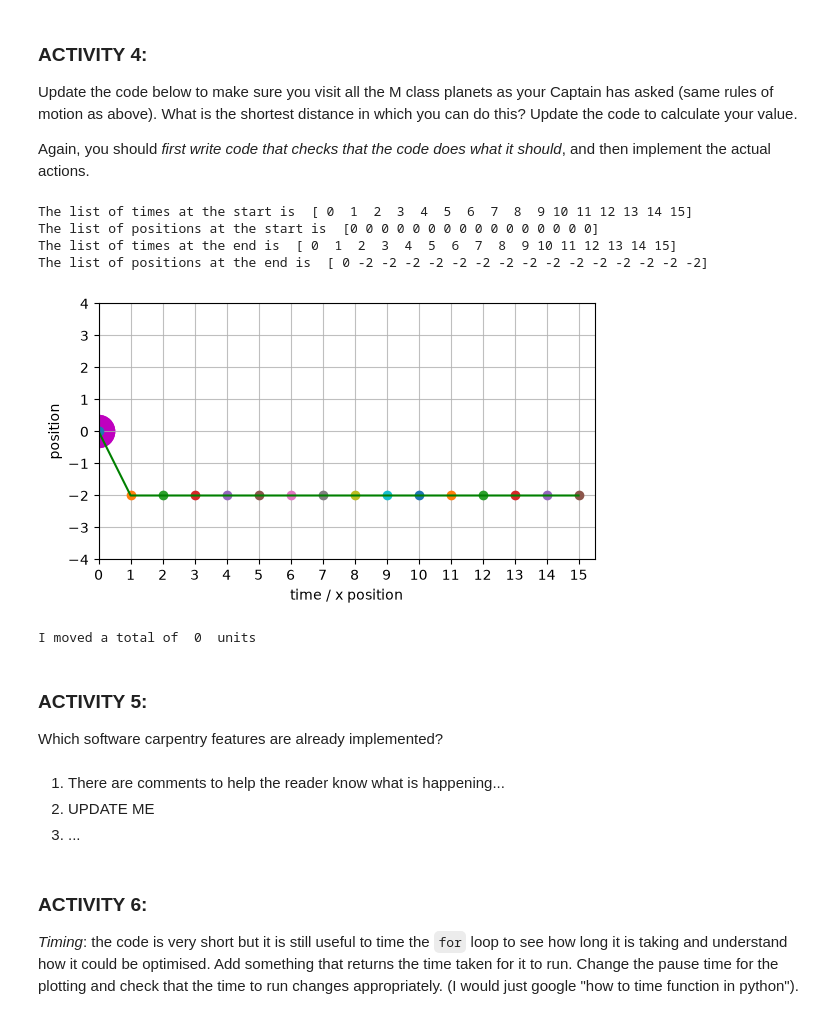
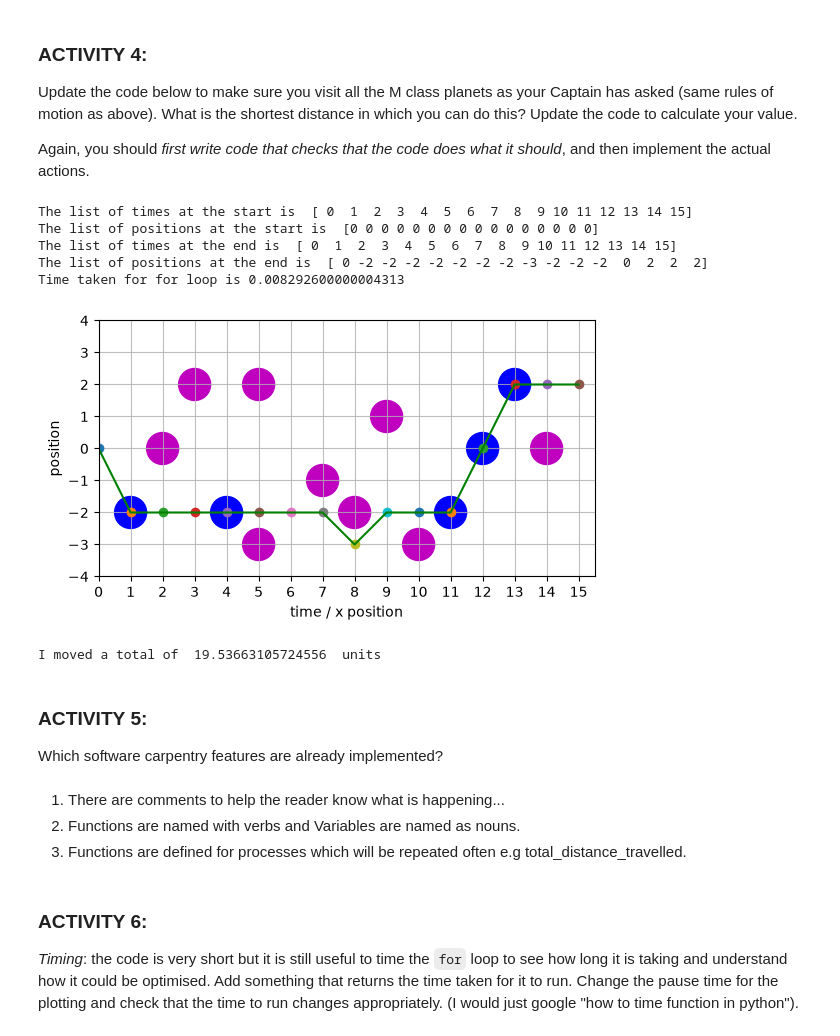
Before and after one commit to KAClough/TopicsInSciComp, a Jupyter notebook: Notebooks/Week2_LabExercises.ipynb, the cells around one changed output. Cells and saved outputs as stored; diff of their text form; code cells hidden in the pictures.

```diff
--- a/Notebooks/Week2_LabExercises.ipynb
+++ b/Notebooks/Week2_LabExercises.ipynb
@@ -99,6 +101,10 @@ for index, time_now in enumerate(list_of_times) :
         step_size = 1
         # moving y position by the step size
         list_of_y_positions[index] = list_of_y_positions[index - 1] + step_size
+    elif (time_now > 3 and time_now < 8) :
+        step_size = 1
+        # moving y position by the step size
+        list_of_y_positions[index] = list_of_y_positions[index - 1] - step_size
 
     # UPDATE ME!
     # Add more else if options here to cover all the times you need to move the ship
@@ -123,10 +129,15 @@ plt.plot(list_of_times, list_of_y_positions, 'g-')
 plt.show()
 
 # Uncomment to save the figure
-# plt.savefig("flight_path.png")
+plt.savefig("flight_path.png")
 
 # Print out some information
-total_distance_moved = 0 # UPDATE ME!
+def calculate_distance_travelled(list_of_times, list_of_y_positions):
+    list_of_coordinates = np.column_stack((list_of_times, list_of_y_positions))
+    return np.linalg.norm(np.diff(list_of_coordinates, axis=0), axis=1).sum()
+
+
+total_distance_moved = calculate_distance_travelled(list_of_times,list_of_y_positions) # UPDATE ME!
 print("I moved a total of ", total_distance_moved, " units")
 # %% [output]
 The list of times at the end is  [ 0  1  2  3  4  5  6  7  8  9 10]
@@ -155,7 +167,7 @@ def plot_planet_locations(ax) :
 
     # Mark the planet positions onto the plot - read in the data from data/planet_locations.dat
     # HINT: the function you need is called loadtxt
-    planet_locations= np.array([[0,0,0], [0,0,0]]) # UPDATE ME!
+    planet_locations= np.loadtxt("C:/Users/Nish/TopicsInSciComp/Notebooks/data/planet_locations.dat") # UPDATE ME!
 
     for index, location in enumerate(planet_locations) :
         is_minshara_class =  (location[2] == 1)
@@ -207,6 +219,7 @@ print("The list of positions at the start is ", list_of_y_positions)
 
 # go through the list of times, where index is the index within the
 # list, and time_now is the entry at that index
+t_1 =time.perf_counter()
 for index, time_now in enumerate(list_of_times) :
 
     # the list of things to do when at a certain time starts with an 'if'
@@ -222,47 +235,60 @@ for index, time_now in enumerate(list_of_times) :
 
     # UPDATE ME!
     # Add more else if options here to cover all the times you need to move the ship
     # (Try to make this as minimal as possible, rather than writing one elif statement
     # per time step)
-
+    elif (time_now == 8) :
+            step_size = 1
+            # moving y position by the step size
+            list_of_y_positions[index] = list_of_y_positions[index - 1] - step_size
+    elif (time_now == 9) :
+                step_size = 1
+                # moving y position by the step size
+                list_of_y_positions[index] = list_of_y_positions[index - 1] + step_size
+    elif (time_now >11 and time_now <14) :
+                    step_size = 2
+                    # moving y position by the step size
+                    list_of_y_positions[index] = list_of_y_positions[index - 1] + step_size
     # finally, give the default option for all other cases using 'else'
     else :
         # nothing happens at other times
         step_size = 0
         list_of_y_positions[index] = list_of_y_positions[index - 1] + step_size
 
     position_now = list_of_y_positions[index]
     plt.plot(time_now, position_now, 'o')
     # Uncomment this for interactive version
     # plt.pause(0.4)
+t_2 = time.perf_counter()
 
 print("The list of times at the end is ", list_of_times)
 print("The list of positions at the end is ", list_of_y_positions)
-
+print("Time taken for for loop is", t_2 - t_1)
 plt.plot(list_of_times, list_of_y_positions, 'g-')
 plt.show()
 
 # Uncomment to save the figure
 #plt.savefig("myplot2.png")
 
 # Calculate and print out some information
-total_distance_moved = 0
+total_distance_moved = calculate_distance_travelled(list_of_times,list_of_y_positions)
 print("I moved a total of ", total_distance_moved, " units")
 # %% [output]
 The list of times at the start is  [ 0  1  2  3  4  5  6  7  8  9 10 11 12 13 14 15]
 The list of positions at the start is  [0 0 0 0 0 0 0 0 0 0 0 0 0 0 0 0]
 The list of times at the end is  [ 0  1  2  3  4  5  6  7  8  9 10 11 12 13 14 15]
-The list of positions at the end is  [ 0 -2 -2 -2 -2 -2 -2 -2 -2 -2 -2 -2 -2 -2 -2 -2]
+The list of positions at the end is  [ 0 -2 -2 -2 -2 -2 -2 -2 -3 -2 -2 -2  0  2  2  2]
+Time taken for for loop is 0.008292600000004313
-[figure, old version]
+[figure, new version]
-I moved a total of  0  units
+I moved a total of  19.53663105724556  units
 # %% [markdown]
 ### ACTIVITY 5:
 
 Which software carpentry features are already implemented?
 # %% [markdown]
 1. There are comments to help the reader know what is happening...
-2. UPDATE ME
-3. ...
+2. Functions are named with verbs and Variables are named as nouns.
+3. Functions are defined for processes which will be repeated often e.g total_distance_travelled.
 # %% [markdown]
 ### ACTIVITY 6:
 
```
Also changed, not shown: parts of 5 cells of this notebook, 2 other files.
